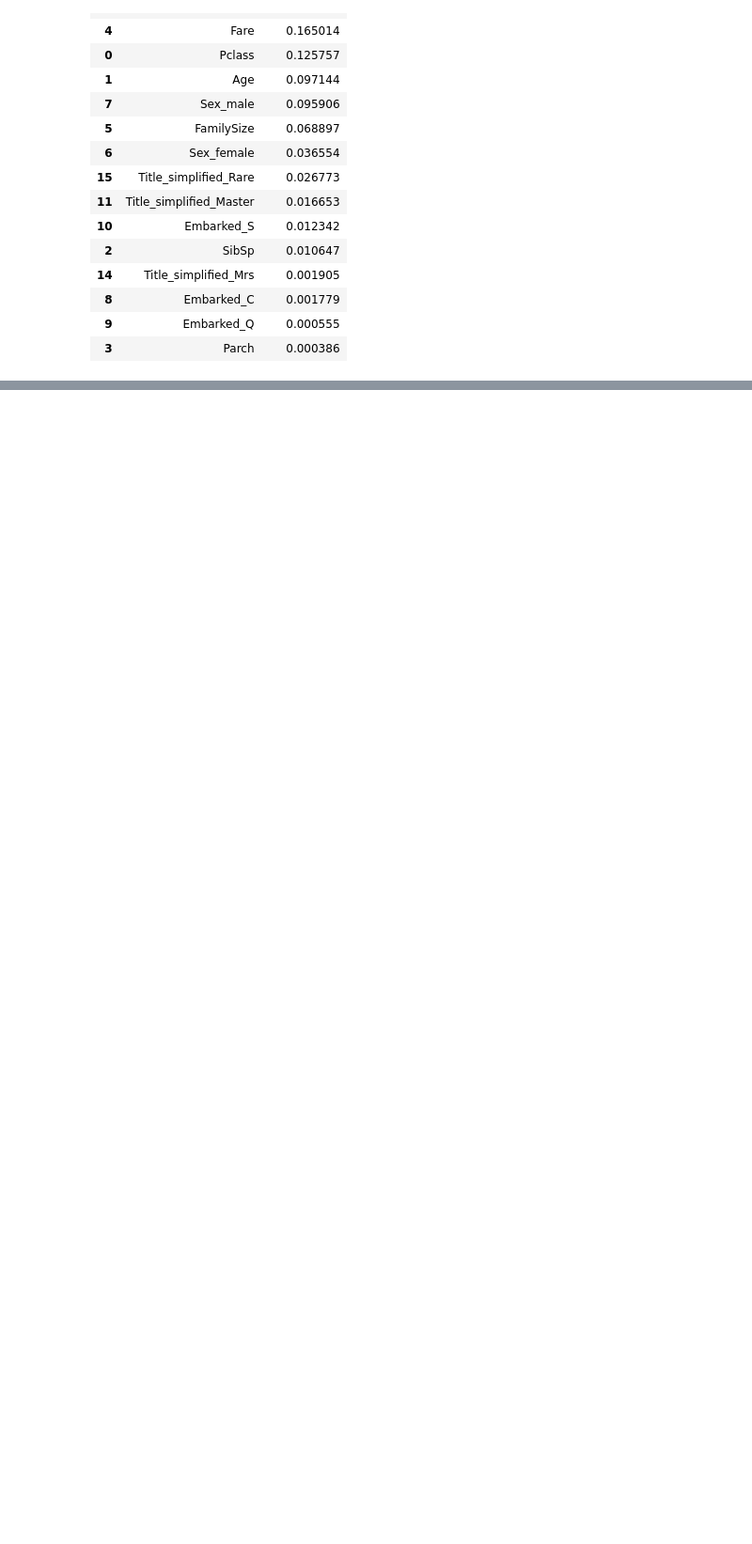
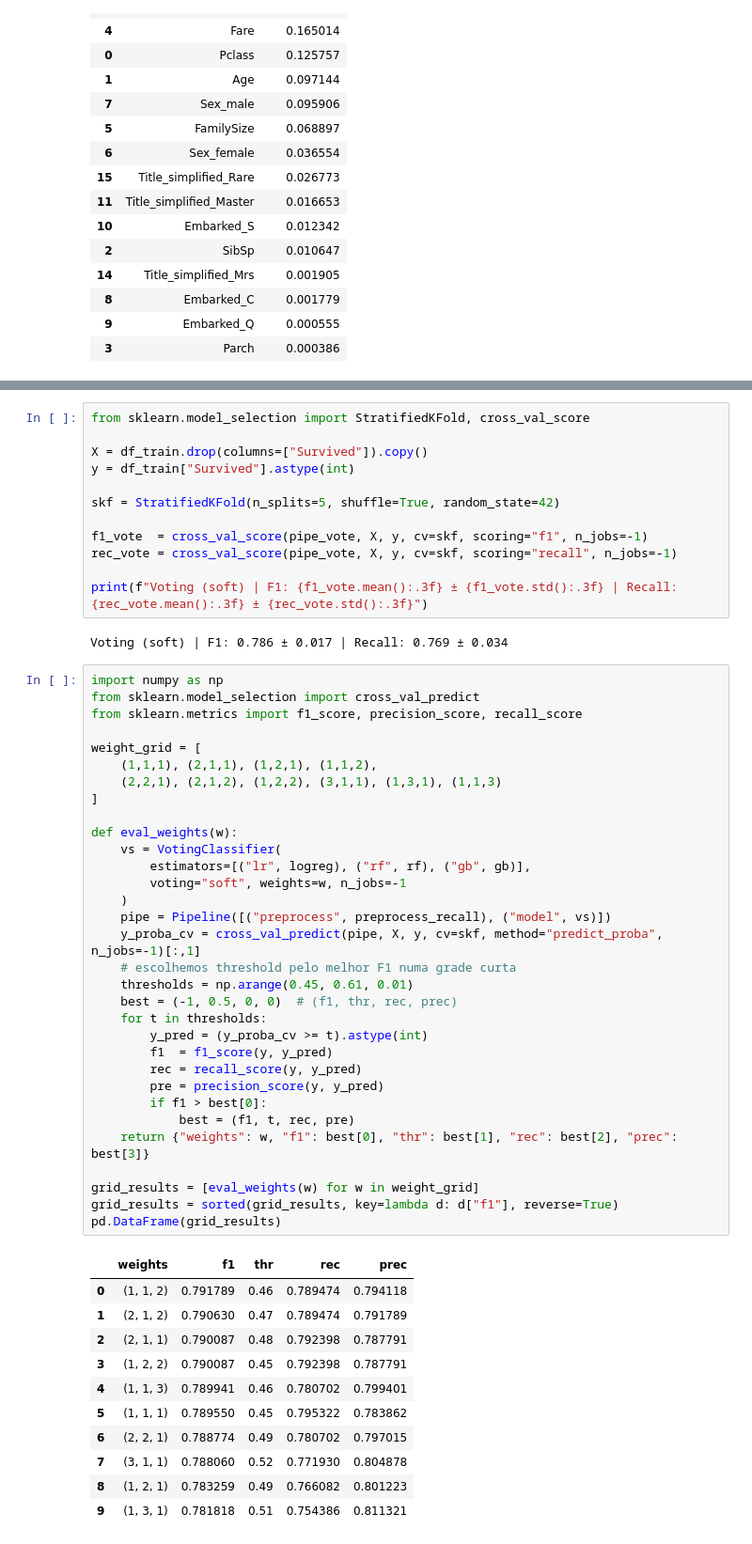
Before and after one commit to carlostarling/projeto-titanic, a Jupyter notebook: notebooks/01_eda.ipynb, the cells around one changed output, grey strips where cells are left out. Shown at 94% size. Cells and saved outputs as stored; diff of their text form; blank space fills up the shorter version.

```diff
--- a/notebooks/01_eda.ipynb
+++ b/notebooks/01_eda.ipynb
@@ -683,0 +1266,58 @@ else:
+# %%
+from sklearn.model_selection import StratifiedKFold, cross_val_score
+
+X = df_train.drop(columns=["Survived"]).copy()
+y = df_train["Survived"].astype(int)
+
+skf = StratifiedKFold(n_splits=5, shuffle=True, random_state=42)
+
+f1_vote  = cross_val_score(pipe_vote, X, y, cv=skf, scoring="f1", n_jobs=-1)
+rec_vote = cross_val_score(pipe_vote, X, y, cv=skf, scoring="recall", n_jobs=-1)
+
+print(f"Voting (soft) | F1: {f1_vote.mean():.3f} ± {f1_vote.std():.3f} | Recall: {rec_vote.mean():.3f} ± {rec_vote.std():.3f}")
+# %% [output]
+Voting (soft) | F1: 0.786 ± 0.017 | Recall: 0.769 ± 0.034
+# %%
+import numpy as np
+from sklearn.model_selection import cross_val_predict
+from sklearn.metrics import f1_score, precision_score, recall_score
+
+weight_grid = [
+    (1,1,1), (2,1,1), (1,2,1), (1,1,2),
+    (2,2,1), (2,1,2), (1,2,2), (3,1,1), (1,3,1), (1,1,3)
+]
+
+def eval_weights(w):
+    vs = VotingClassifier(
+        estimators=[("lr", logreg), ("rf", rf), ("gb", gb)],
+        voting="soft", weights=w, n_jobs=-1
+    )
+    pipe = Pipeline([("preprocess", preprocess_recall), ("model", vs)])
+    y_proba_cv = cross_val_predict(pipe, X, y, cv=skf, method="predict_proba", n_jobs=-1)[:,1]
+    # escolhemos threshold pelo melhor F1 numa grade curta
+    thresholds = np.arange(0.45, 0.61, 0.01)
+    best = (-1, 0.5, 0, 0)  # (f1, thr, rec, prec)
+    for t in thresholds:
+        y_pred = (y_proba_cv >= t).astype(int)
+        f1  = f1_score(y, y_pred)
+        rec = recall_score(y, y_pred)
+        pre = precision_score(y, y_pred)
+        if f1 > best[0]:
+            best = (f1, t, rec, pre)
+    return {"weights": w, "f1": best[0], "thr": best[1], "rec": best[2], "prec": best[3]}
+
+grid_results = [eval_weights(w) for w in weight_grid]
+grid_results = sorted(grid_results, key=lambda d: d["f1"], reverse=True)
+pd.DataFrame(grid_results)
+# %% [output]
+|  | weights | f1 | thr | rec | prec |
+| 0 | (1, 1, 2) | 0.791789 | 0.46 | 0.789474 | 0.794118 |
+| 1 | (2, 1, 2) | 0.790630 | 0.47 | 0.789474 | 0.791789 |
+| 2 | (2, 1, 1) | 0.790087 | 0.48 | 0.792398 | 0.787791 |
+| 3 | (1, 2, 2) | 0.790087 | 0.45 | 0.792398 | 0.787791 |
+| 4 | (1, 1, 3) | 0.789941 | 0.46 | 0.780702 | 0.799401 |
+| 5 | (1, 1, 1) | 0.789550 | 0.45 | 0.795322 | 0.783862 |
+| 6 | (2, 2, 1) | 0.788774 | 0.49 | 0.780702 | 0.797015 |
+| 7 | (3, 1, 1) | 0.788060 | 0.52 | 0.771930 | 0.804878 |
+| 8 | (1, 2, 1) | 0.783259 | 0.49 | 0.766082 | 0.801223 |
+| 9 | (1, 3, 1) | 0.781818 | 0.51 | 0.754386 | 0.811321 |
```
Also changed, not shown: parts of 35 cells of this notebook, 12 other files.
